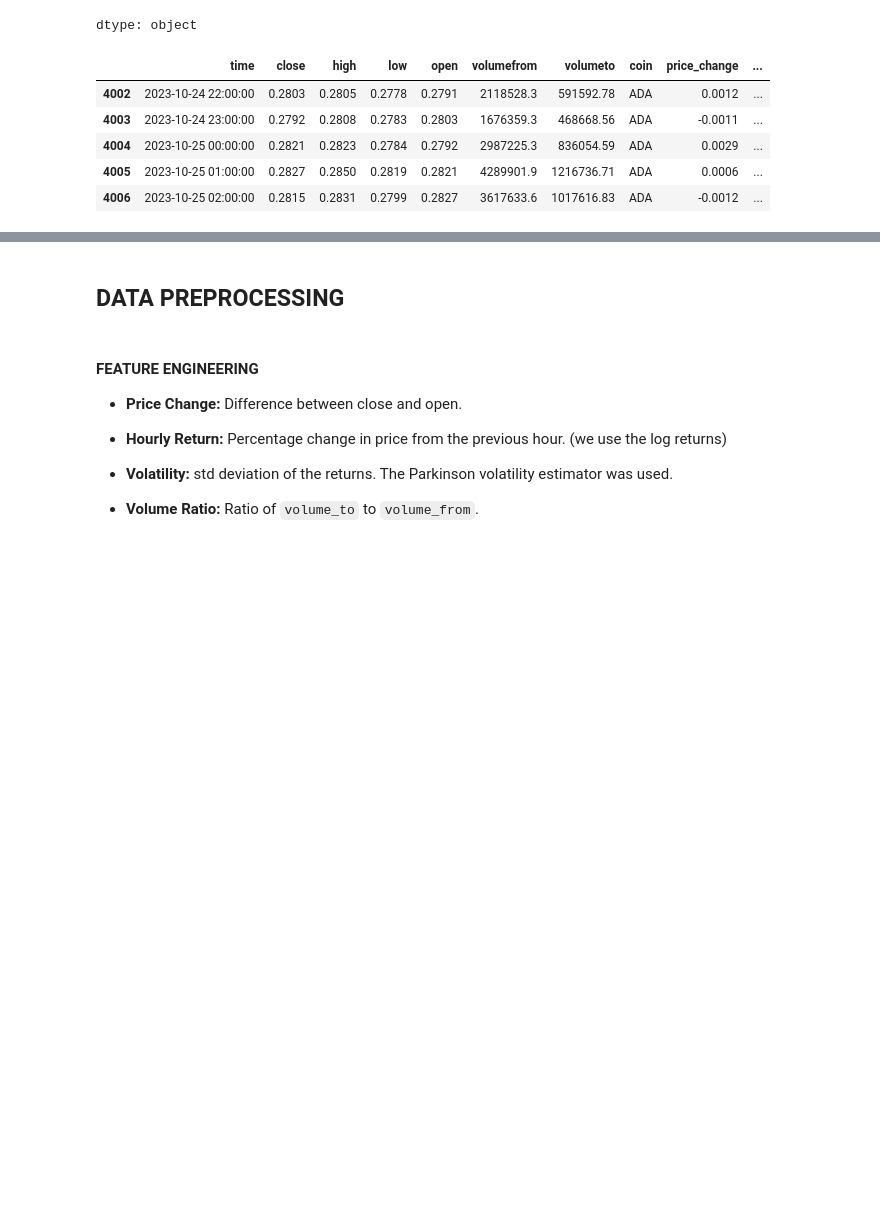
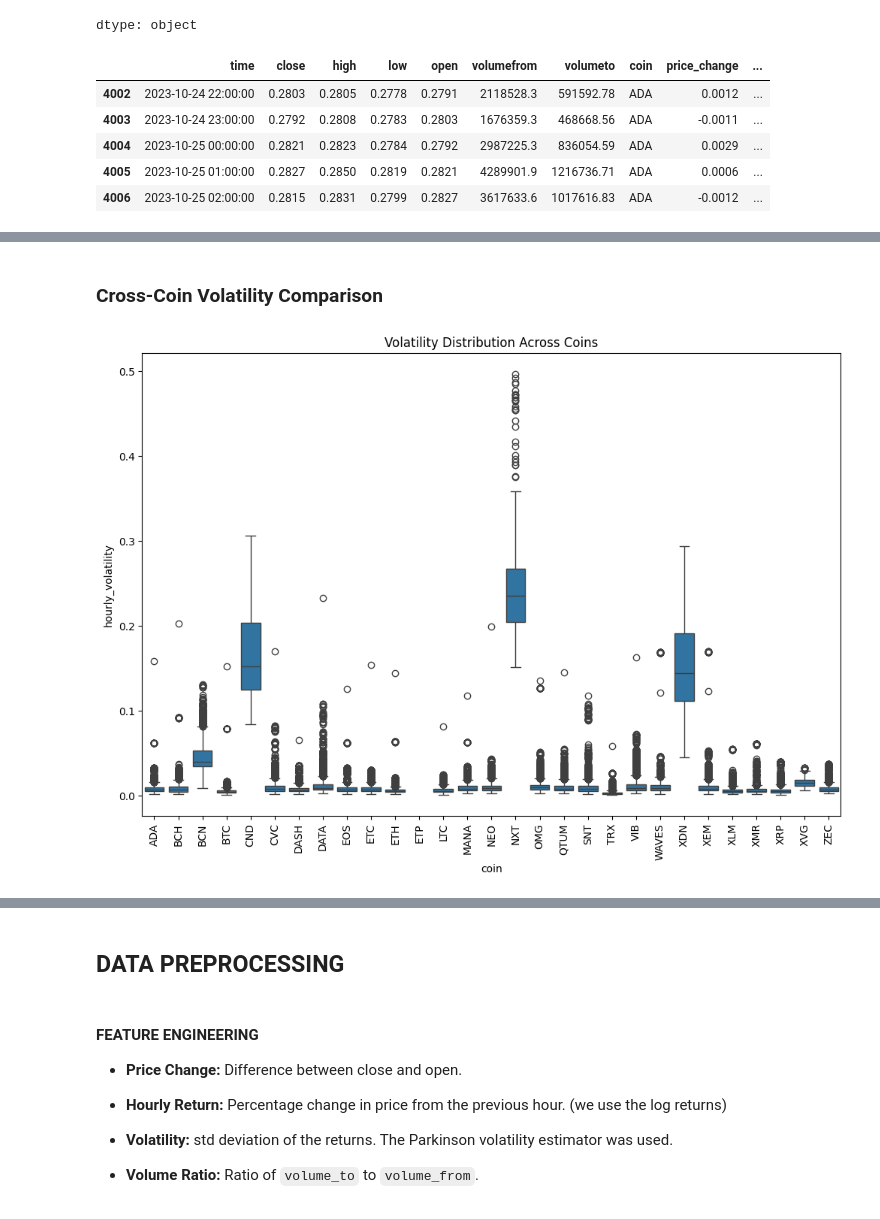
Before and after one commit to Philipmwasi/Statistical-Arbitrage, a Jupyter notebook: notebook.ipynb, the cells around one changed output, grey strips where cells are left out. Saved outputs shown, nothing was run; the diff lists cells and outputs as text; code cells hidden in the pictures; blank space fills up the shorter version.

```diff
--- a/notebook.ipynb
+++ b/notebook.ipynb
@@ -310,0 +341,14 @@ df.head()
+# %% [markdown]
+### Cross-Coin Volatility Comparison
+# %%
+# Calculate hourly volatility
+df['hourly_volatility'] = df.groupby('coin')['hourly_return'].transform(lambda x: x.rolling(24).std())
+
+# Plot volatility distribution
+plt.figure(figsize=(12,8))
+sns.boxplot(data=df, x='coin', y='hourly_volatility')
+plt.xticks(rotation=90)
+plt.title('Volatility Distribution Across Coins')
+plt.show()
+# %% [output]
+[figure, added]
```
Also changed, not shown: parts of 16 cells of this notebook.
